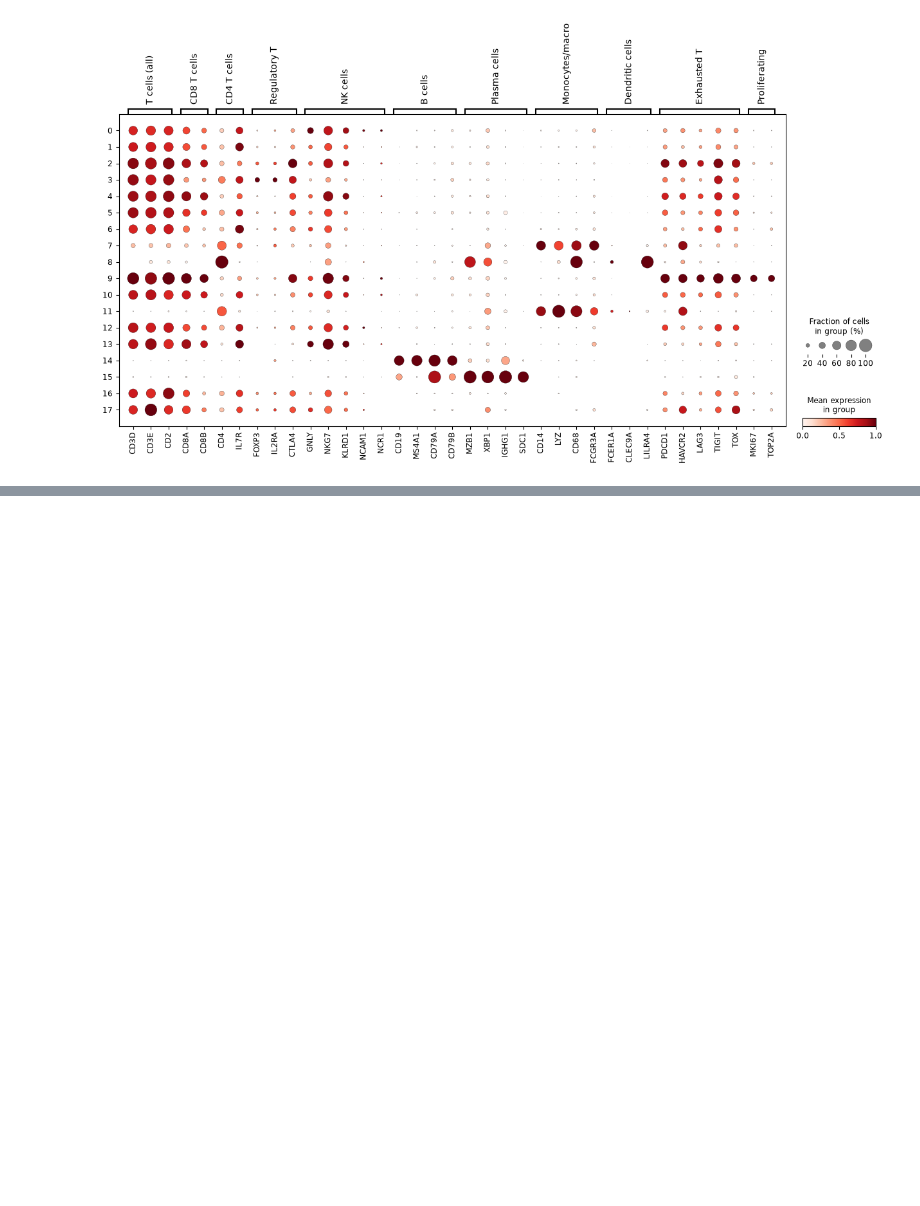
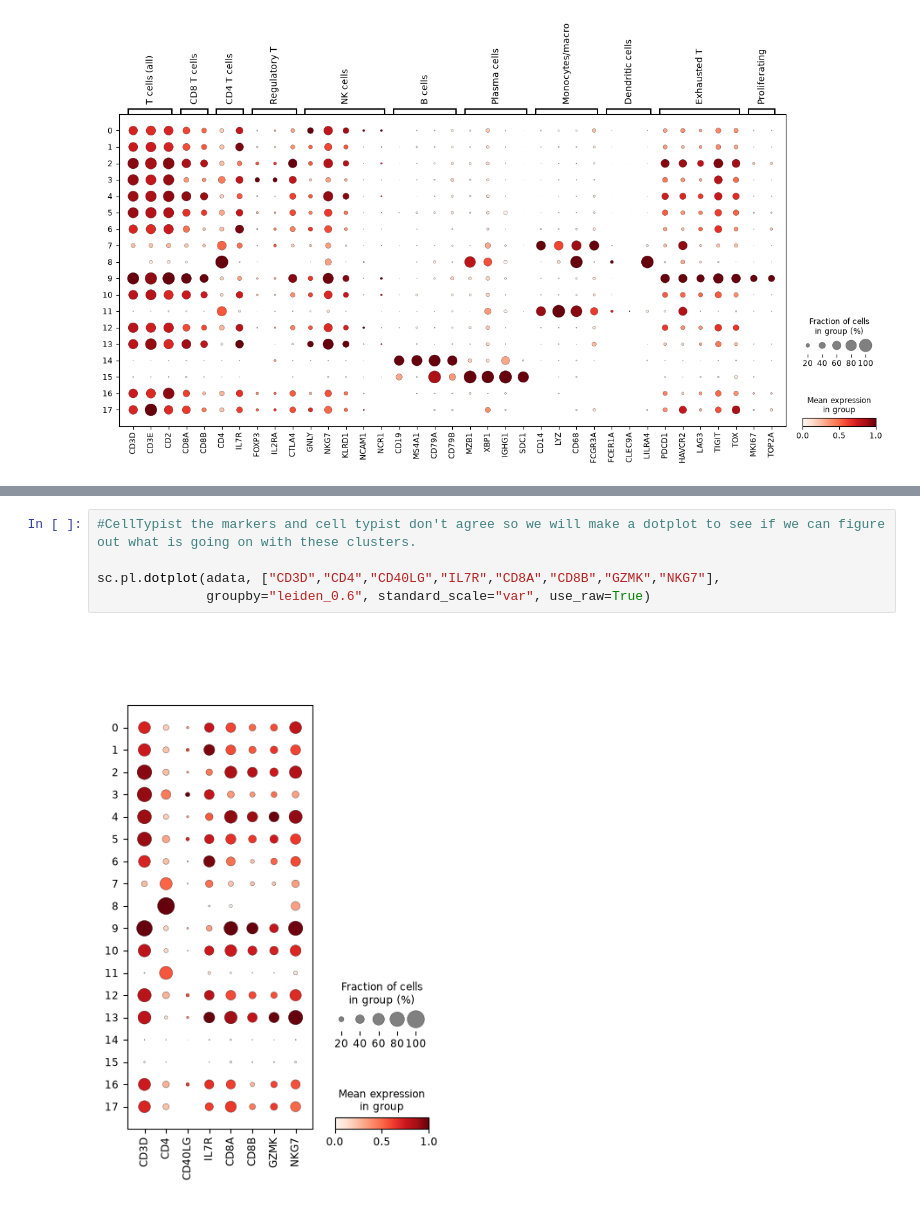
Before and after one commit to ZoeTamar-bio/technion_internship, a Jupyter notebook: 02_Annotation.ipynb, the cells around one changed output, grey strips where cells are left out. Cells and saved outputs as stored; diff of their text form; blank space fills up the shorter version.

Commit message:
Part 2: manual annotations with different resolutions, cross-checking with CellTypist

```diff
--- a/02_Annotation.ipynb
+++ b/02_Annotation.ipynb
@@ -367,0 +399,7 @@ pd.crosstab(adata.obs["leiden_0.6"], adata.obs["celltypist"])
+# %%
+#CellTypist the markers and cell typist don't agree so we will make a dotplot to see if we can figure out what is going on with these clusters.
+
+sc.pl.dotplot(adata, ["CD3D","CD4","CD40LG","IL7R","CD8A","CD8B","GZMK","NKG7"],
+              groupby="leiden_0.6", standard_scale="var", use_raw=True)
+# %% [output]
+[figure, added]
```
Also changed, not shown: parts of 15 cells of this notebook.
